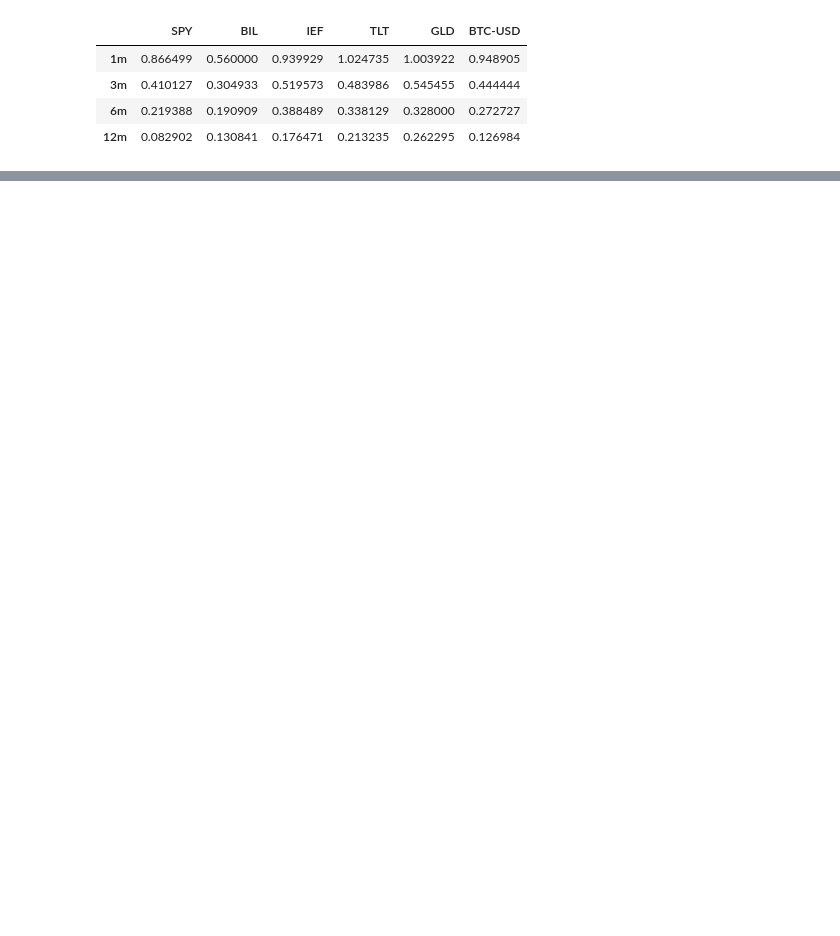
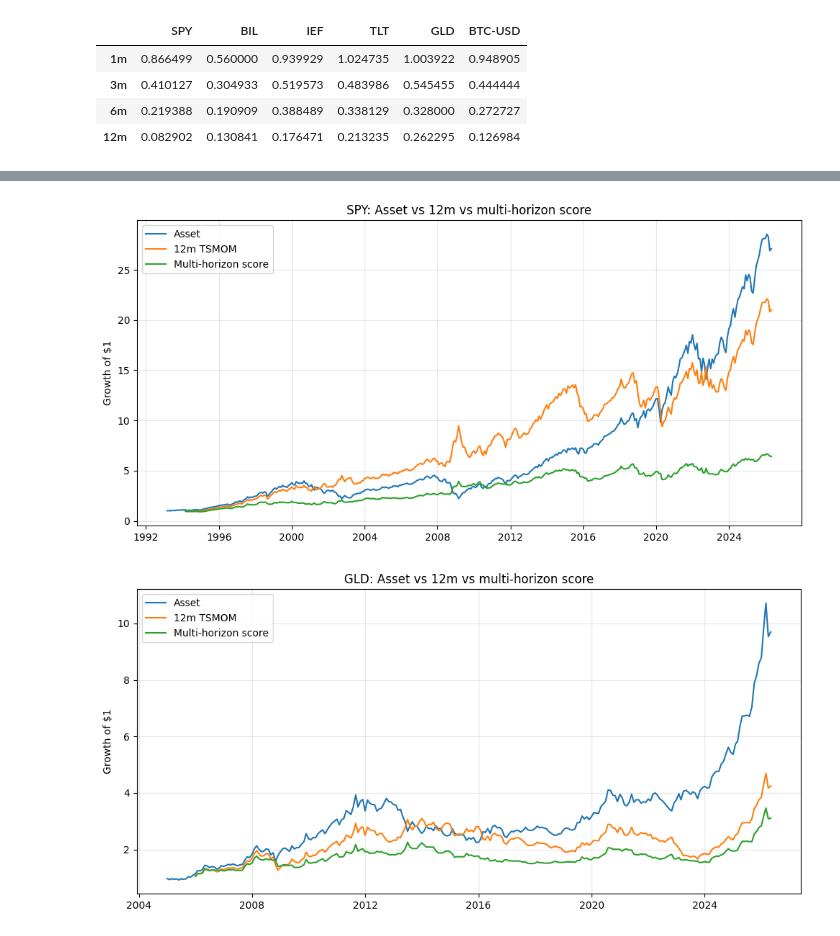
Before and after one commit to LAIN-21/time_series_momentum, a Jupyter notebook: strategy_design_2.ipynb, the cells around one changed output, grey strips where cells are left out. Cells and saved outputs as stored; diff of their text form; code cells hidden in the pictures; blank space fills up the shorter version.

```diff
--- a/strategy_design_2.ipynb
+++ b/strategy_design_2.ipynb
@@ -350,0 +377,29 @@ avg_turnover
+# %%
+score = multi_horizon_score(signals)
+score_pos = position_from_signal(score, lag=1)
+score_r = strategy_returns(score_pos, r_m)
+score_stats = score_r.apply(lambda col: perf_stats(col), axis=0).T
+
+# Compare Asset / 12m / Score on key metrics
+score_comparison = {
+    metric: pd.concat(
+        {
+            "Asset": asset_stats[metric],
+            "12m": stats_by_horizon[12][metric],
+            "Score": score_stats[metric],
+        },
+        axis=1,
+    )
+    for metric in ["CAGR", "Sharpe", "Max Drawdown", "Hit Rate"]
+}
+
+score_html = f"""
+<div style="display:grid; grid-template-columns: 1fr 1fr; gap: 24px; align-items:start;">
+  <div><h4>CAGR</h4>{score_comparison["CAGR"].to_html()}</div>
+  <div><h4>Sharpe</h4>{score_comparison["Sharpe"].to_html()}</div>
+  <div><h4>Max Drawdown</h4>{score_comparison["Max Drawdown"].to_html()}</div>
+  <div><h4>Hit Rate</h4>{score_comparison["Hit Rate"].to_html()}</div>
+</div>
+"""
+display(HTML(score_html))
+display(score.tail())
@@ -350,0 +482,13 @@ avg_turnover
+# %%
+for ticker in ["SPY", "GLD"]:
+    plot_cumulative_comparison(
+        {
+            "Asset": r_m[ticker],
+            "12m TSMOM": strategy_returns_by_horizon[12][ticker],
+            "Multi-horizon score": score_r[ticker],
+        },
+        title=f"{ticker}: Asset vs 12m vs multi-horizon score",
+    )
+# %% [output]
+[figure, added]
+[figure, added]
```
Also changed, not shown: parts of 12 cells of this notebook, 41 other files.
